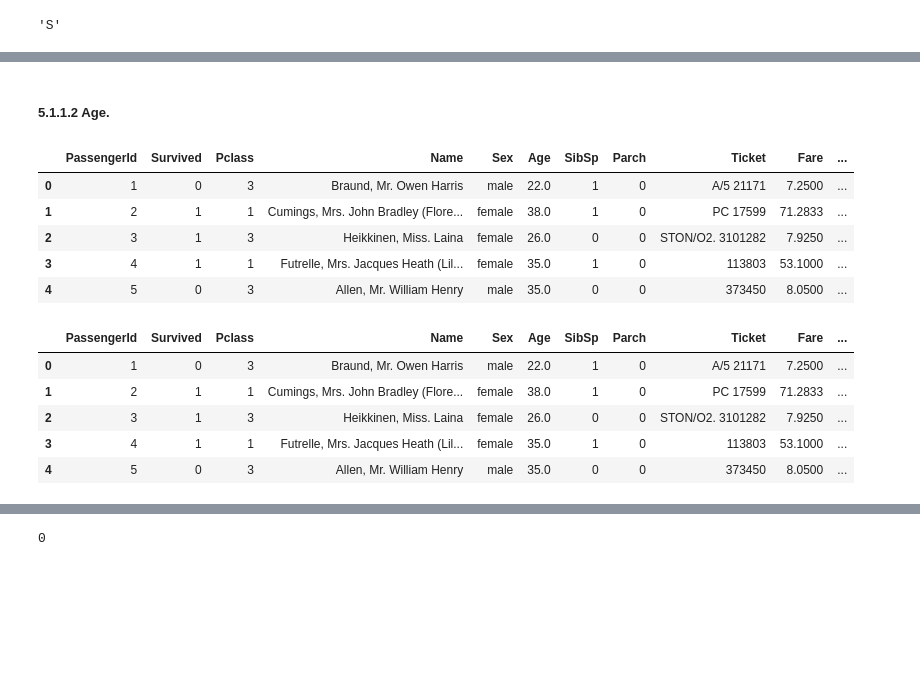
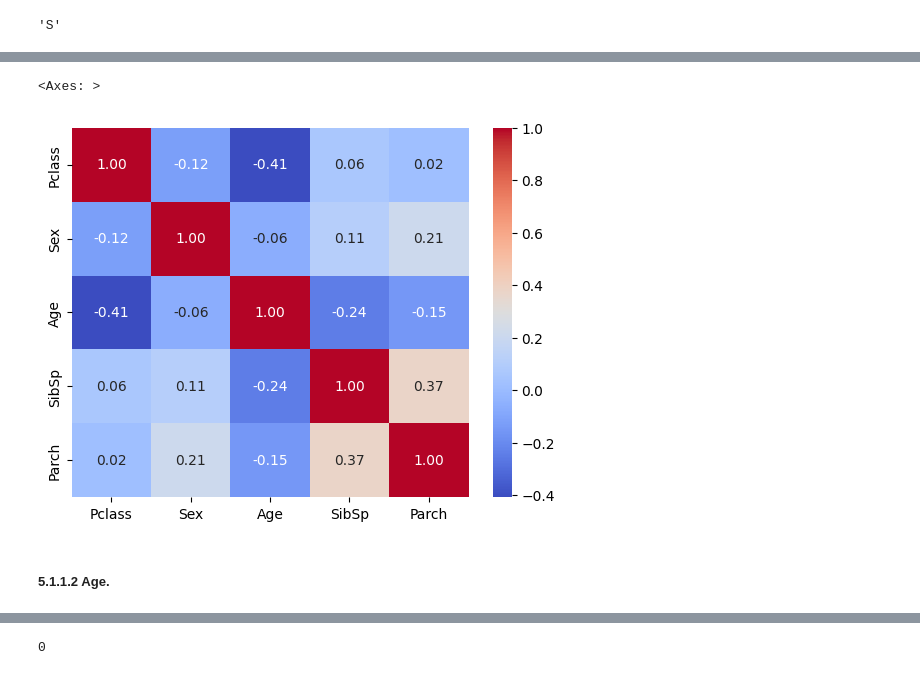
Before and after one commit to Fabiqula/Titanic_kaggle, a Jupyter notebook: main.ipynb, the cells around one changed output, grey strips where cells are left out. Cells and saved outputs as stored; diff of their text form; code cells hidden in the pictures; blank space fills up the shorter version.

```diff
--- a/main.ipynb
+++ b/main.ipynb
@@ -654,3 +570,6 @@ mode
 'S'
 # %%
 train['Embarked'] = train.Embarked.fillna(mode)
+# %%
+median = test.Fare.dropna().median()
+median
@@ -657,12 +593,8 @@ train['Embarked'] = train.Embarked.fillna(mode)
+# %%
+sns.heatmap(combine.drop(['Survived', 'Name', 'PassengerId','Ticket', 'Cabin', 'Fare', 'Embarked'], axis=1).corr(), annot=True, fmt='.2f', cmap='coolwarm')
+# %% [output]
+<Axes: >
+[figure, added]
 # %% [markdown]
 ##### 5.1.1.2 Age.
-# %%
-train.head()
-# %% [output]
-|  | PassengerId | Survived | Pclass | Name | Sex | Age | SibSp | Parch | Ticket | Fare | ... |
-| 0 | 1 | 0 | 3 | Braund, Mr. Owen Harris | male | 22.0 | 1 | 0 | A/5 21171 | 7.2500 | ... |
-| 1 | 2 | 1 | 1 | Cumings, Mrs. John Bradley (Flore... | female | 38.0 | 1 | 0 | PC 17599 | 71.2833 | ... |
-| 2 | 3 | 1 | 3 | Heikkinen, Miss. Laina | female | 26.0 | 0 | 0 | STON/O2. 3101282 | 7.9250 | ... |
-| 3 | 4 | 1 | 1 | Futrelle, Mrs. Jacques Heath (Lil... | female | 35.0 | 1 | 0 | 113803 | 53.1000 | ... |
-| 4 | 5 | 0 | 3 | Allen, Mr. William Henry | male | 35.0 | 0 | 0 | 373450 | 8.0500 | ... |
 # %%
@@ -670,10 +602 @@ train['Title'] = [title.split(',')[1].split('.')[0].strip() for title in train.N
-# %%
-train.head()
-# %% [output]
-|  | PassengerId | Survived | Pclass | Name | Sex | Age | SibSp | Parch | Ticket | Fare | ... |
-| 0 | 1 | 0 | 3 | Braund, Mr. Owen Harris | male | 22.0 | 1 | 0 | A/5 21171 | 7.2500 | ... |
-| 1 | 2 | 1 | 1 | Cumings, Mrs. John Bradley (Flore... | female | 38.0 | 1 | 0 | PC 17599 | 71.2833 | ... |
-| 2 | 3 | 1 | 3 | Heikkinen, Miss. Laina | female | 26.0 | 0 | 0 | STON/O2. 3101282 | 7.9250 | ... |
-| 3 | 4 | 1 | 1 | Futrelle, Mrs. Jacques Heath (Lil... | female | 35.0 | 1 | 0 | 113803 | 53.1000 | ... |
-| 4 | 5 | 0 | 3 | Allen, Mr. William Henry | male | 35.0 | 0 | 0 | 373450 | 8.0500 | ... |
 # %%
```
Also changed, not shown: parts of 52 cells of this notebook.
